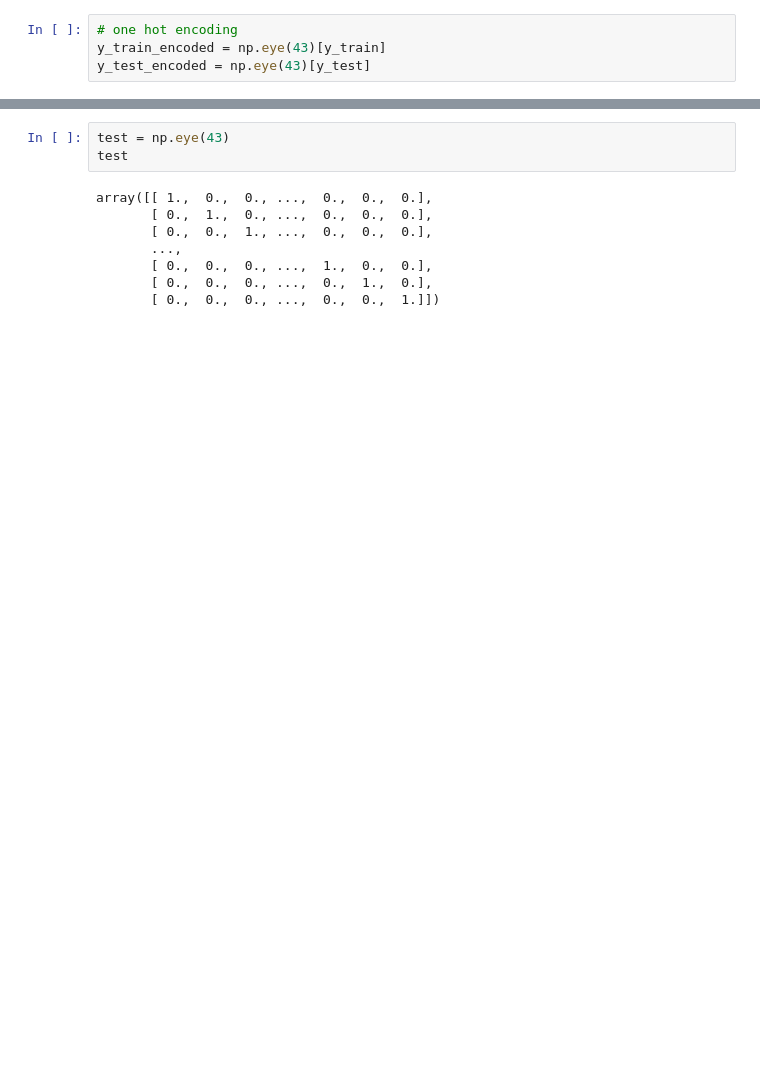
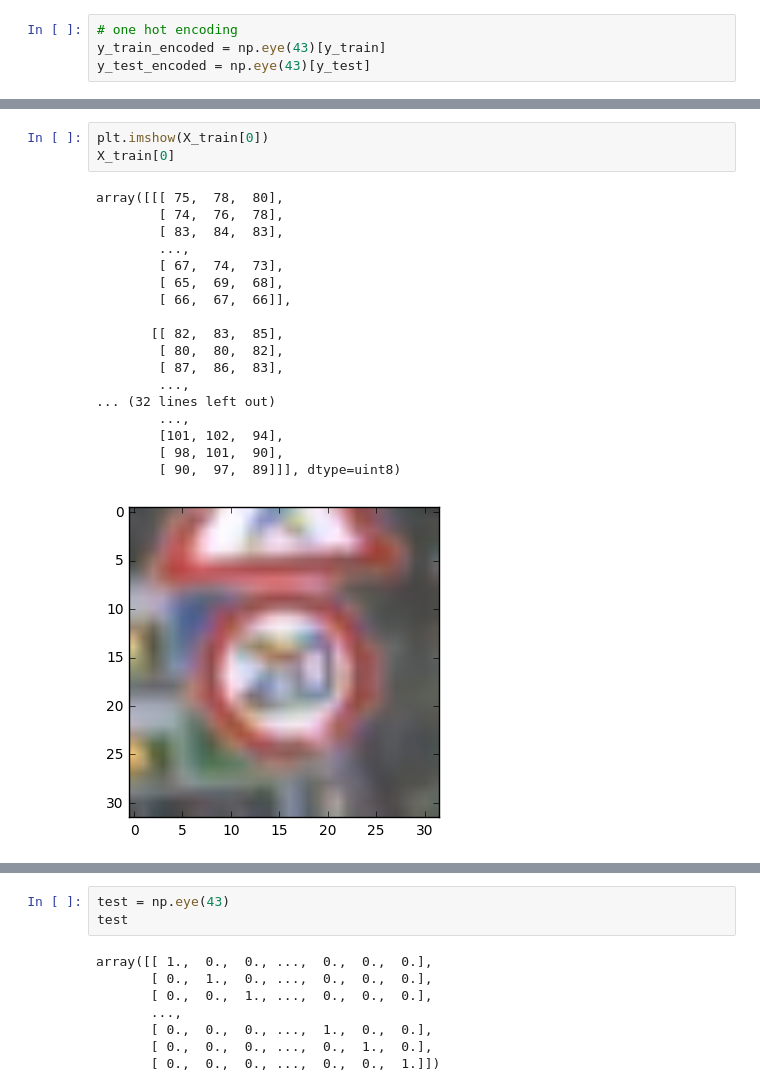
Before and after one commit to matthew-alexander/traffic-signs-tensorflow, a Jupyter notebook: tensorflow-traffic-classification.ipynb, the cells around one changed output, grey strips where cells are left out. Saved outputs shown, nothing was run; the diff lists cells and outputs as text; blank space fills up the shorter version.

```diff
--- a/tensorflow-traffic-classification.ipynb
+++ b/tensorflow-traffic-classification.ipynb
@@ -26,0 +45,22 @@ y_test_encoded = np.eye(43)[y_test]
+# %%
+plt.imshow(X_train[0])
+X_train[0]
+# %% [output]
+array([[[ 75,  78,  80],
+        [ 74,  76,  78],
+        [ 83,  84,  83],
+        ...,
+        [ 67,  74,  73],
+        [ 65,  69,  68],
+        [ 66,  67,  66]],
+
+       [[ 82,  83,  85],
+        [ 80,  80,  82],
+        [ 87,  86,  83],
+        ...,
+... (32 lines left out)
+        ...,
+        [101, 102,  94],
+        [ 98, 101,  90],
+        [ 90,  97,  89]]], dtype=uint8)
+[figure, added]
```
Also changed, not shown: parts of 12 cells of this notebook, 1 other file.
